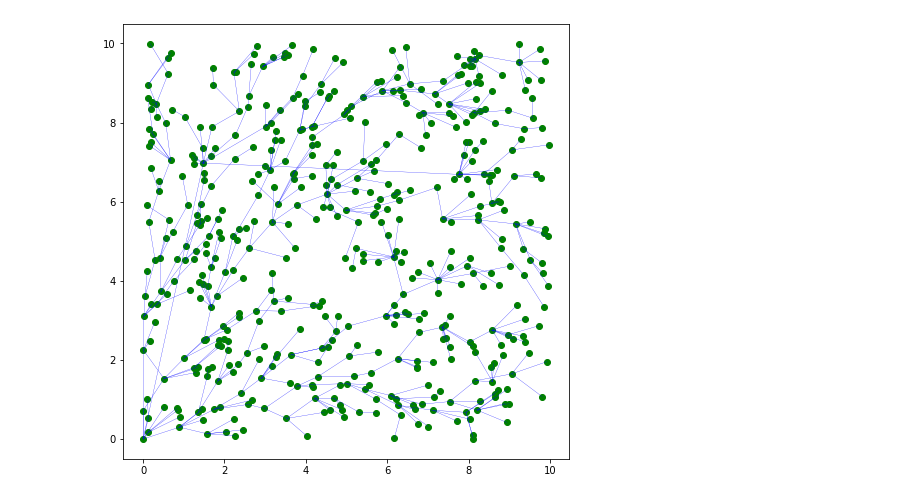
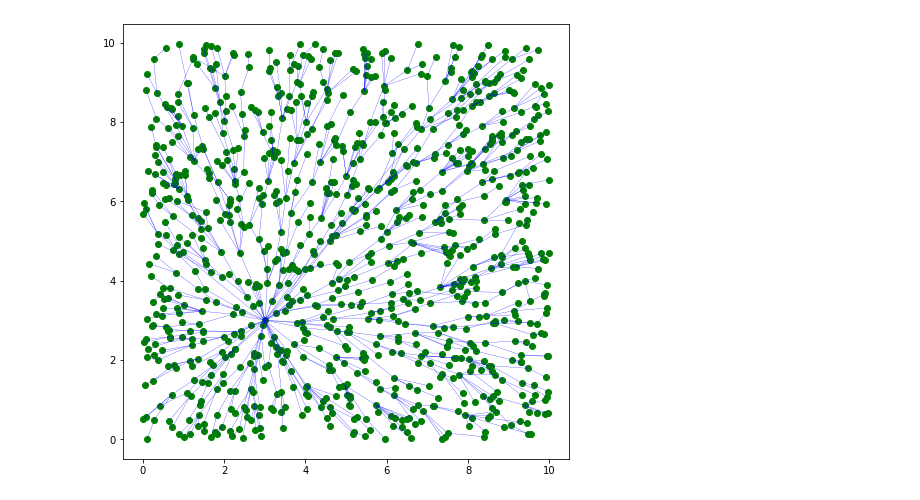
Before and after one commit to GitHubNoskcaj211/Path-Planning-V1, a Jupyter notebook: simulation.ipynb, the cells around one changed output. Saved outputs shown, nothing was run; the diff lists cells and outputs as text; code cells hidden in the pictures.

```diff
--- a/simulation.ipynb
+++ b/simulation.ipynb
@@ -6,13 +23,17 @@ import time
 # %%
-rrtree = Tree(0, 0, 1)
-rrtree.build_tree(None, 500)
+start = (3,3)
+# xmin, ymin, xmax, ymax
+world_bounds = (0,0,10,10)
+rrtree = Tree(start, 1, world_bounds)
+
+rrtree.build_tree(None, 1000)
 
 fig, ax = plt.subplots()
 fig.set_figwidth(8)
 fig.set_figheight(8)
 
 rrtree.display(ax)
 
 fig.show()
 # %% [output]
-[figure, old version]
+[figure, new version]
```
Also changed, not shown: parts of 1 cell of this notebook, 3 other files.
